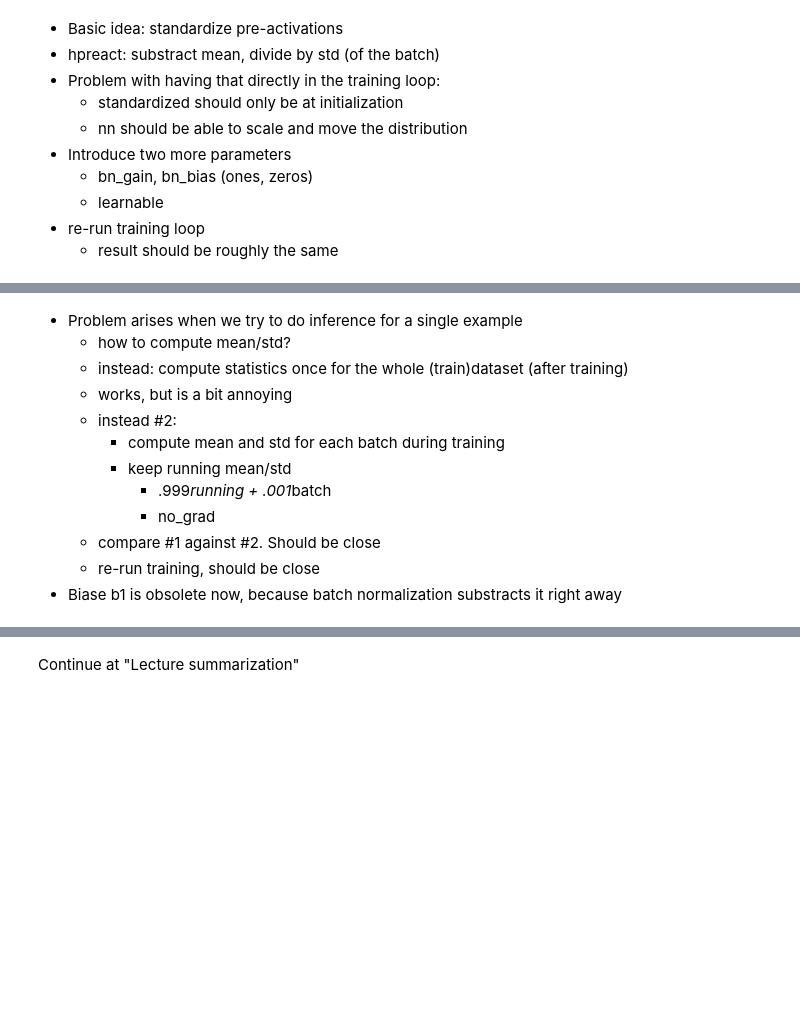
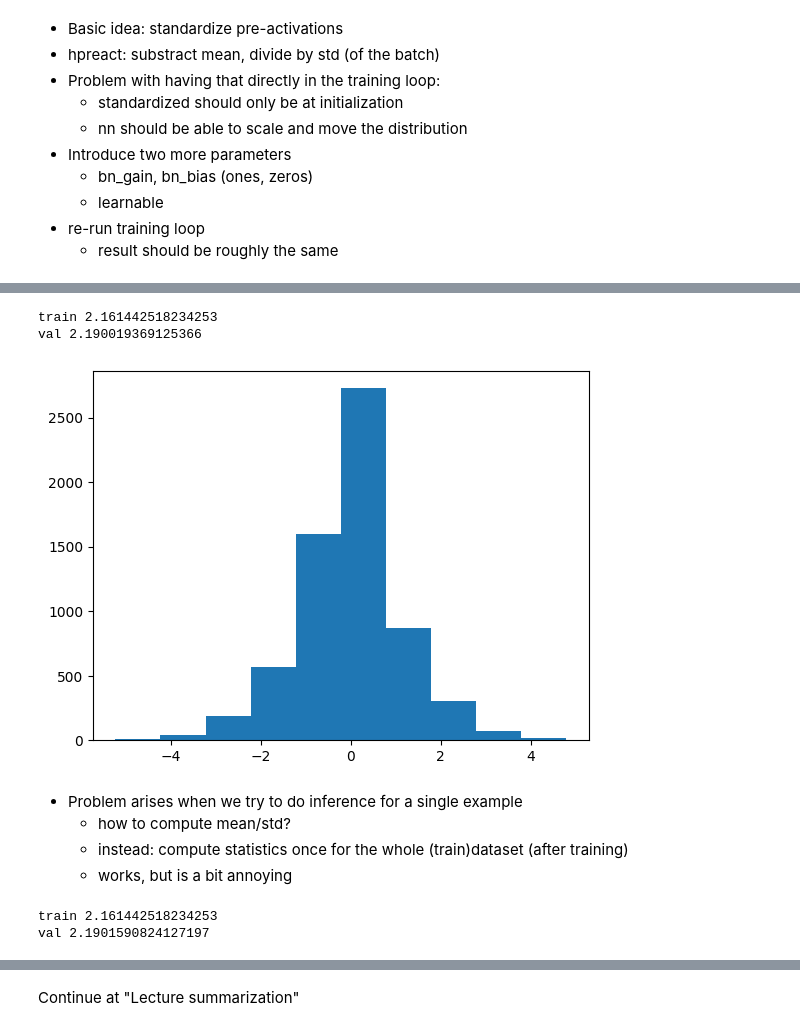
Before and after one commit to omlnaut/nn_zero_to_hero, a Jupyter notebook: nbs/04_activations_and_gradients.ipynb, the cells around one changed output, grey strips where cells are left out. Saved outputs shown, nothing was run; the diff lists cells and outputs as text; code cells hidden in the pictures; blank space fills up the shorter version.

```diff
--- a/nbs/04_activations_and_gradients.ipynb
+++ b/nbs/04_activations_and_gradients.ipynb
@@ -328,13 +471,35 @@ val 2.1903910636901855
+# %%
+@torch.no_grad() # this decorator disables gradient tracking
+def split_loss_bn(split):
+  x,y = {
+    'train': (Xtr, Ytr),
+    'val': (Xdev, Ydev),
+    'test': (Xte, Yte),
+  }[split]
+  emb = C[x] # embed the characters into vectors
+  embcat = emb.view(emb.shape[0], -1) # concatenate the vectors
+  # Linear layer
+
+  hpreact = embcat @ W1 + b1 # hidden layer pre-activation
+  standardized = (hpreact - hpreact.mean(dim=0, keepdim=True)) / hpreact.std(dim=0, keepdim=True)
+  hpreact = (standardized * bn_gain) + bn_bias
+
+  h = torch.tanh(hpreact) # hidden layer
+  logits = h @ W2 + b2 # output layer
+  loss = F.cross_entropy(logits, y) # loss function
+  print(split, loss.item())
+
+split_loss_bn('train')
+split_loss_bn('val')
+# %% [output]
+train 2.161442518234253
+val 2.190019369125366
+# %%
+plt.hist(hpreact.detach().numpy().flatten());
+# %% [output]
+[figure, added]
 # %% [markdown]
 - Problem arises when we try to do inference for a single example
   - how to compute mean/std?
   - instead: compute statistics once for the whole (train)dataset (after training)
   - works, but is a bit annoying
-  - instead #2:
-    - compute mean and std for each batch during training
-    - keep running mean/std
-      - .999*running + .001*batch
-      - no_grad
-  - compare #1 against #2. Should be close
-  - re-run training, should be close
-- Biase b1 is obsolete now, because batch normalization substracts it right away
@@ -340,0 +515,26 @@ val 2.1903910636901855
+# %%
+@torch.no_grad() # this decorator disables gradient tracking
+def split_loss_bn_global_statistics(split):
+  x,y = {
+    'train': (Xtr, Ytr),
+    'val': (Xdev, Ydev),
+    'test': (Xte, Yte),
+  }[split]
+  emb = C[x] # embed the characters into vectors
+  embcat = emb.view(emb.shape[0], -1) # concatenate the vectors
+  # Linear layer
+
+  hpreact = embcat @ W1 + b1 # hidden layer pre-activation
+  standardized = (hpreact - hpreact_mean) / hpreaact_std
+  hpreact = (standardized * bn_gain) + bn_bias
+
+  h = torch.tanh(hpreact) # hidden layer
+  logits = h @ W2 + b2 # output layer
+  loss = F.cross_entropy(logits, y) # loss function
+  print(split, loss.item())
+
+split_loss_bn_global_statistics('train')
+split_loss_bn_global_statistics('val')
+# %% [output]
+train 2.161442518234253
+val 2.1901590824127197
```
Also changed, not shown: parts of 20 cells of this notebook.
